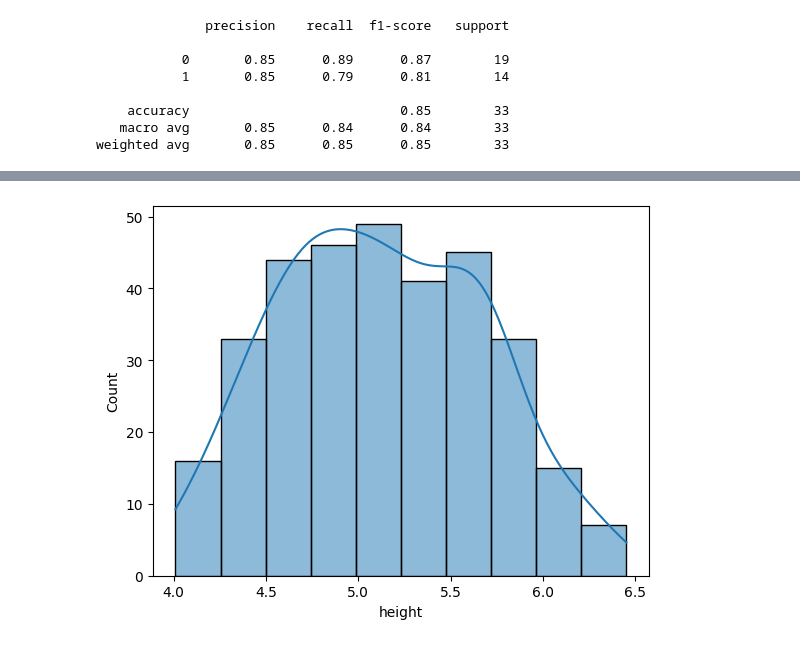
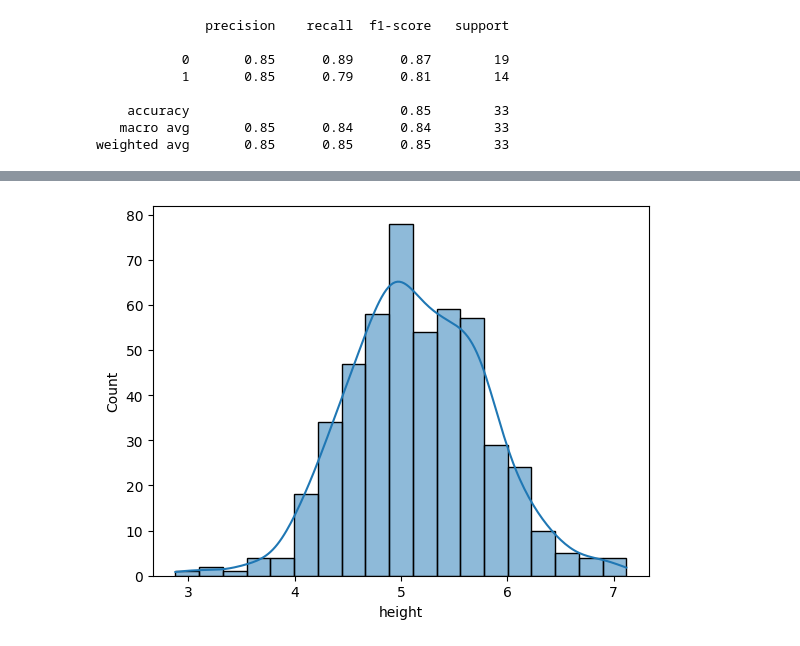
Before and after one commit to tina-may/zeta_disease, a Jupyter notebook: disease_model.ipynb, the cells around one changed output, grey strips where cells are left out. Cells and saved outputs as stored; diff of their text form; code cells hidden in the pictures.

```diff
--- a/disease_model.ipynb
+++ b/disease_model.ipynb
@@ -164,9 +215,9 @@ weighted avg       0.85      0.85      0.85        33
 # %%
 import seaborn as sns
 import matplotlib.pyplot as plt
 
 # Histogram + KDE
-sns.histplot(data=training_df, x='height', kde=True)
+sns.histplot(data=view_height_df, x='height', kde=True)
 plt.show()
 # %% [output]
-[figure, old version]
+[figure, new version]
```
Also changed, not shown: parts of 17 cells of this notebook.
